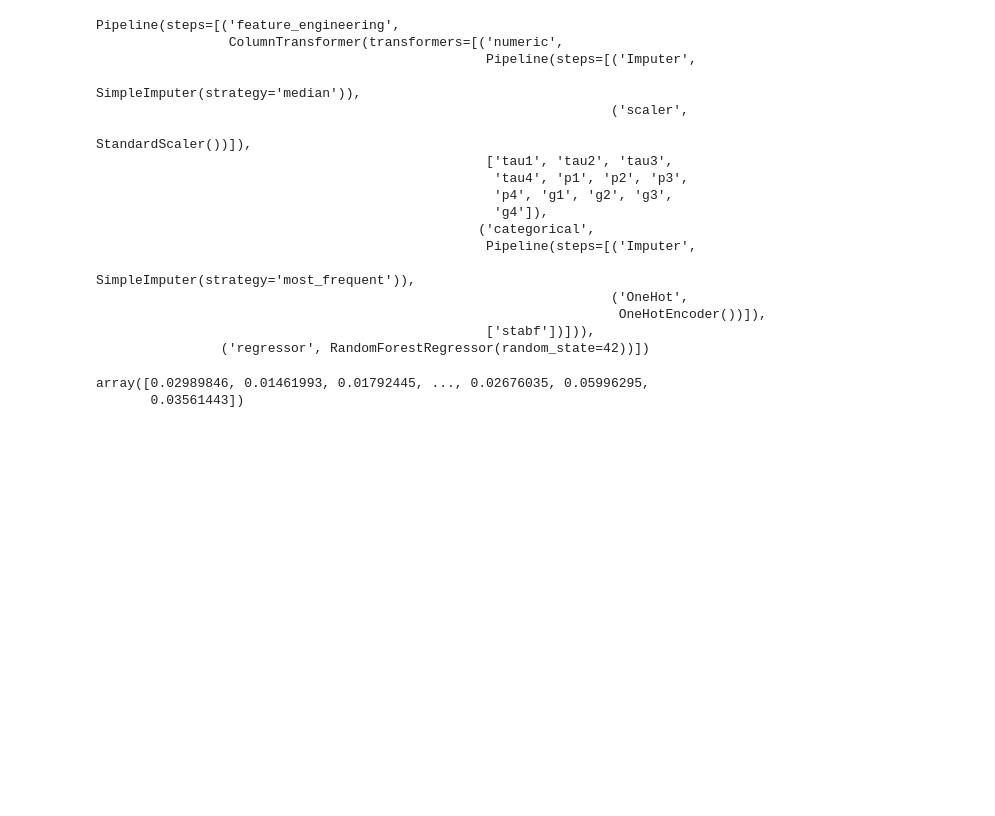
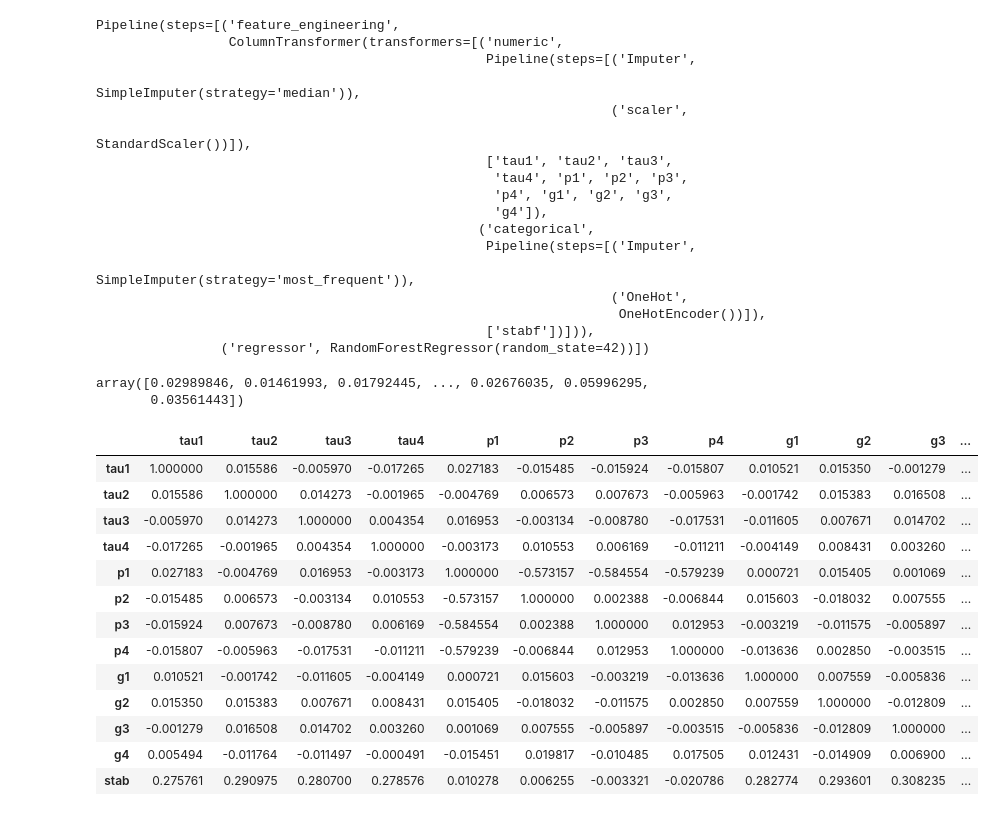
Before and after one commit to Kutiolajide07/Basic-Pandas, a Jupyter notebook: Linear_Regression,_Decision_Tree_and_Random_Forest_Model_Comparison_pynb.ipynb, the cells around one changed output. Cells and saved outputs as stored; diff of their text form; code cells hidden in the pictures; blank space fills up the shorter version.

```diff
--- a/Linear_Regression,_Decision_Tree_and_Random_Forest_Model_Comparison_pynb.ipynb
+++ b/Linear_Regression,_Decision_Tree_and_Random_Forest_Model_Comparison_pynb.ipynb
@@ -979,3 +979,22 @@ rf_pred
 # %% [output]
 array([0.02989846, 0.01461993, 0.01792445, ..., 0.02676035, 0.05996295,
        0.03561443])
+# %%
+numeric_cols.append('stab')
+# %%
+df2[numeric_cols].corr()
+# %% [output]
+|  | tau1 | tau2 | tau3 | tau4 | p1 | p2 | p3 | p4 | g1 | g2 | g3 | ... |
+| tau1 | 1.000000 | 0.015586 | -0.005970 | -0.017265 | 0.027183 | -0.015485 | -0.015924 | -0.015807 | 0.010521 | 0.015350 | -0.001279 | ... |
+| tau2 | 0.015586 | 1.000000 | 0.014273 | -0.001965 | -0.004769 | 0.006573 | 0.007673 | -0.005963 | -0.001742 | 0.015383 | 0.016508 | ... |
+| tau3 | -0.005970 | 0.014273 | 1.000000 | 0.004354 | 0.016953 | -0.003134 | -0.008780 | -0.017531 | -0.011605 | 0.007671 | 0.014702 | ... |
+| tau4 | -0.017265 | -0.001965 | 0.004354 | 1.000000 | -0.003173 | 0.010553 | 0.006169 | -0.011211 | -0.004149 | 0.008431 | 0.003260 | ... |
+| p1 | 0.027183 | -0.004769 | 0.016953 | -0.003173 | 1.000000 | -0.573157 | -0.584554 | -0.579239 | 0.000721 | 0.015405 | 0.001069 | ... |
+| p2 | -0.015485 | 0.006573 | -0.003134 | 0.010553 | -0.573157 | 1.000000 | 0.002388 | -0.006844 | 0.015603 | -0.018032 | 0.007555 | ... |
+| p3 | -0.015924 | 0.007673 | -0.008780 | 0.006169 | -0.584554 | 0.002388 | 1.000000 | 0.012953 | -0.003219 | -0.011575 | -0.005897 | ... |
+| p4 | -0.015807 | -0.005963 | -0.017531 | -0.011211 | -0.579239 | -0.006844 | 0.012953 | 1.000000 | -0.013636 | 0.002850 | -0.003515 | ... |
+| g1 | 0.010521 | -0.001742 | -0.011605 | -0.004149 | 0.000721 | 0.015603 | -0.003219 | -0.013636 | 1.000000 | 0.007559 | -0.005836 | ... |
+| g2 | 0.015350 | 0.015383 | 0.007671 | 0.008431 | 0.015405 | -0.018032 | -0.011575 | 0.002850 | 0.007559 | 1.000000 | -0.012809 | ... |
+| g3 | -0.001279 | 0.016508 | 0.014702 | 0.003260 | 0.001069 | 0.007555 | -0.005897 | -0.003515 | -0.005836 | -0.012809 | 1.000000 | ... |
+| g4 | 0.005494 | -0.011764 | -0.011497 | -0.000491 | -0.015451 | 0.019817 | -0.010485 | 0.017505 | 0.012431 | -0.014909 | 0.006900 | ... |
+| stab | 0.275761 | 0.290975 | 0.280700 | 0.278576 | 0.010278 | 0.006255 | -0.003321 | -0.020786 | 0.282774 | 0.293601 | 0.308235 | ... |
```
